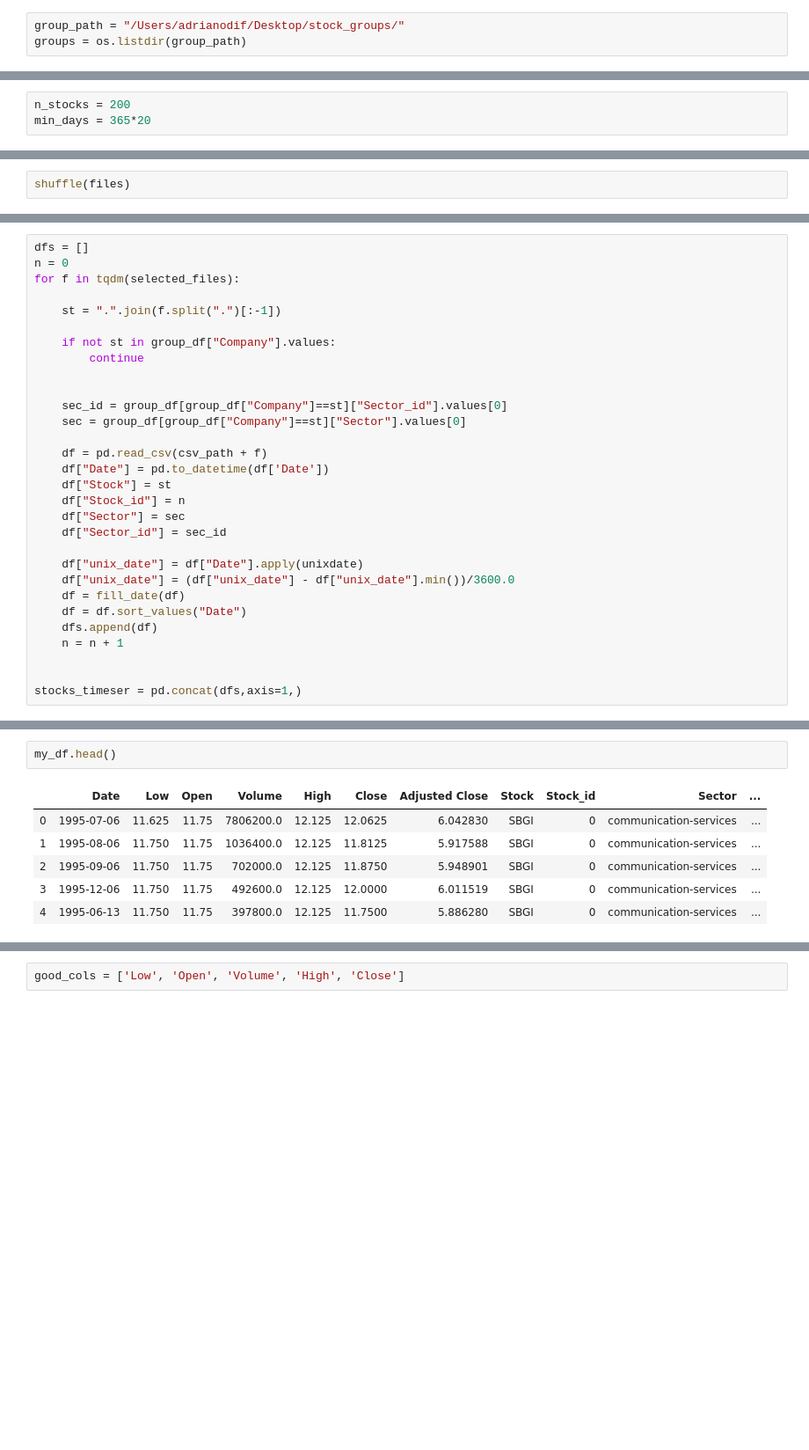
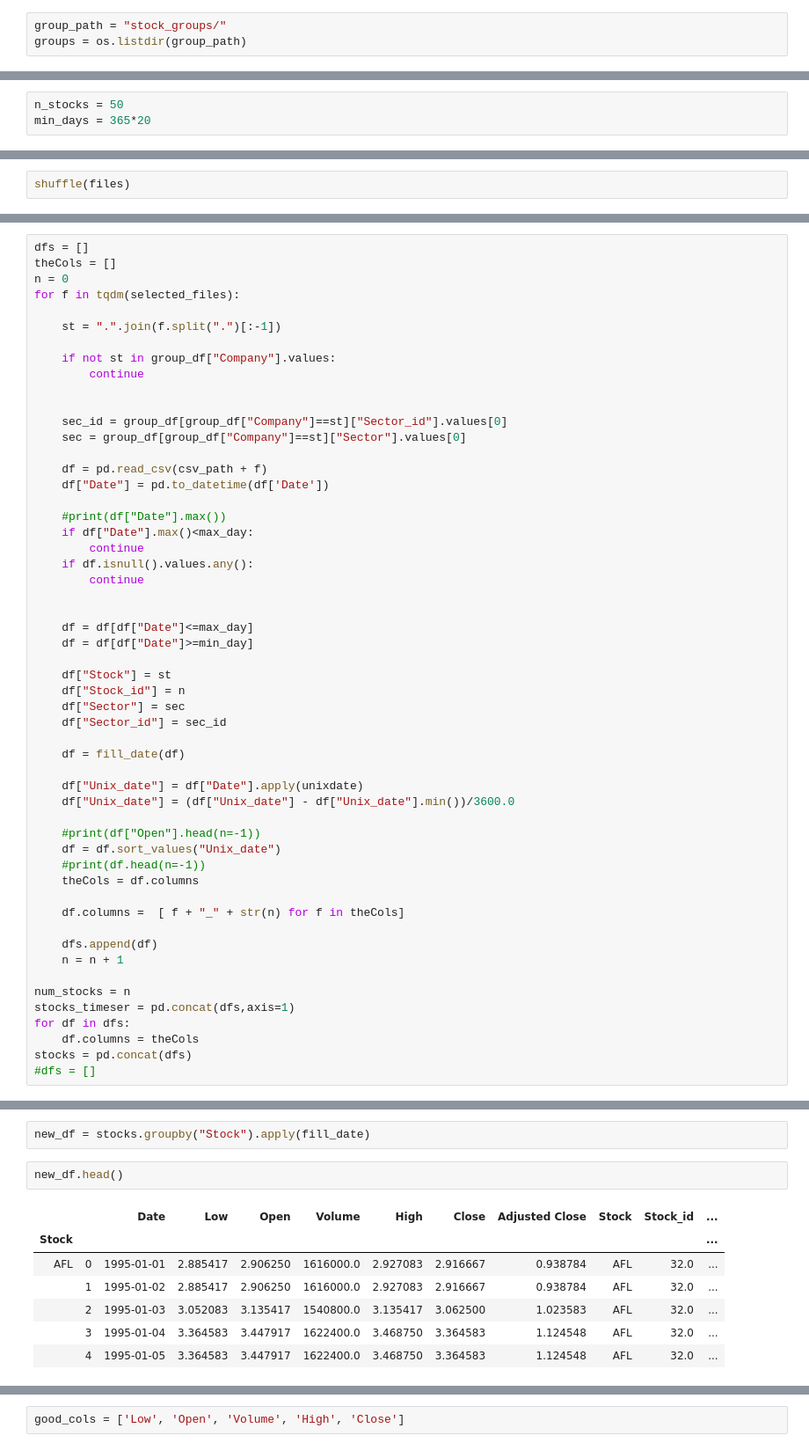
Before and after one commit to AdrianoDee/stock-market-scraper, a Jupyter notebook: forecast.ipynb, the cells around one changed output, grey strips where cells are left out. Shown at 88% size. Drawn from its saved outputs; the diff is of its cells as text; blank space fills up the shorter version.

```diff
--- a/forecast.ipynb
+++ b/forecast.ipynb
@@ -32,7 +76,7 @@ from random import shuffle
 # %% [markdown]
 ## Grouping Stocks
 # %%
-group_path = "/Users/adrianodif/Desktop/stock_groups/"
+group_path = "stock_groups/"
 groups = os.listdir(group_path)
 # %%
 group_df = pd.DataFrame([])
@@ -74,5 +118,5 @@ min_day = datetime.datetime.strptime("3000-01-01","%Y-%m-%d")
 max_day = datetime.datetime.strptime("1900-01-01","%Y-%m-%d")
 max_min_day = datetime.datetime.strptime("1900-01-01","%Y-%m-%d")
 # %%
-n_stocks = 200
+n_stocks = 50
 min_days = 365*20
@@ -124,5 +178,6 @@ Selected 200 stocks
 # %%
 dfs = []
+theCols = []
 n = 0
 for f in tqdm(selected_files):
 
@@ -137,17 +192,40 @@ for f in tqdm(selected_files):
 
     df = pd.read_csv(csv_path + f)
     df["Date"] = pd.to_datetime(df['Date'])
+
+    #print(df["Date"].max())
+    if df["Date"].max()<max_day:
+        continue
+    if df.isnull().values.any():
+        continue
+
+
+    df = df[df["Date"]<=max_day]
+    df = df[df["Date"]>=min_day]
+
     df["Stock"] = st
     df["Stock_id"] = n
     df["Sector"] = sec
     df["Sector_id"] = sec_id
 
-    df["unix_date"] = df["Date"].apply(unixdate)
-    df["unix_date"] = (df["unix_date"] - df["unix_date"].min())/3600.0
     df = fill_date(df)
-    df = df.sort_values("Date")
+
+    df["Unix_date"] = df["Date"].apply(unixdate)
+    df["Unix_date"] = (df["Unix_date"] - df["Unix_date"].min())/3600.0
+
+    #print(df["Open"].head(n=-1))
+    df = df.sort_values("Unix_date")
+    #print(df.head(n=-1))
+    theCols = df.columns
+
+    df.columns =  [ f + "_" + str(n) for f in theCols]
+
     dfs.append(df)
     n = n + 1
 
-
-stocks_timeser = pd.concat(dfs,axis=1,)
+num_stocks = n
+stocks_timeser = pd.concat(dfs,axis=1)
+for df in dfs:
+    df.columns = theCols
+stocks = pd.concat(dfs)
+#dfs = []
@@ -192,9 +234,12 @@ my_df["unix_date"] = my_df["unix_date"] - my_df["unix_date"].min()
+# %%
+new_df = stocks.groupby("Stock").apply(fill_date)
 # %%
-my_df.head()
+new_df.head()
 # %% [output]
-|  | Date | Low | Open | Volume | High | Close | Adjusted Close | Stock | Stock_id | Sector | ... |
-| 0 | 1995-07-06 | 11.625 | 11.75 | 7806200.0 | 12.125 | 12.0625 | 6.042830 | SBGI | 0 | communication-services | ... |
-| 1 | 1995-08-06 | 11.750 | 11.75 | 1036400.0 | 12.125 | 11.8125 | 5.917588 | SBGI | 0 | communication-services | ... |
-| 2 | 1995-09-06 | 11.750 | 11.75 | 702000.0 | 12.125 | 11.8750 | 5.948901 | SBGI | 0 | communication-services | ... |
-| 3 | 1995-12-06 | 11.750 | 11.75 | 492600.0 | 12.125 | 12.0000 | 6.011519 | SBGI | 0 | communication-services | ... |
-| 4 | 1995-06-13 | 11.750 | 11.75 | 397800.0 | 12.125 | 11.7500 | 5.886280 | SBGI | 0 | communication-services | ... |
+|  |  | Date | Low | Open | Volume | High | Close | Adjusted Close | Stock | Stock_id | ... |
+| Stock |  |  |  |  |  |  |  |  |  |  | ... |
+| AFL | 0 | 1995-01-01 | 2.885417 | 2.906250 | 1616000.0 | 2.927083 | 2.916667 | 0.938784 | AFL | 32.0 | ... |
+|  | 1 | 1995-01-02 | 2.885417 | 2.906250 | 1616000.0 | 2.927083 | 2.916667 | 0.938784 | AFL | 32.0 | ... |
+|  | 2 | 1995-01-03 | 3.052083 | 3.135417 | 1540800.0 | 3.135417 | 3.062500 | 1.023583 | AFL | 32.0 | ... |
+|  | 3 | 1995-01-04 | 3.364583 | 3.447917 | 1622400.0 | 3.468750 | 3.364583 | 1.124548 | AFL | 32.0 | ... |
+|  | 4 | 1995-01-05 | 3.364583 | 3.447917 | 1622400.0 | 3.468750 | 3.364583 | 1.124548 | AFL | 32.0 | ... |
```
Also changed, not shown: parts of 98 cells of this notebook, 1 other file.
